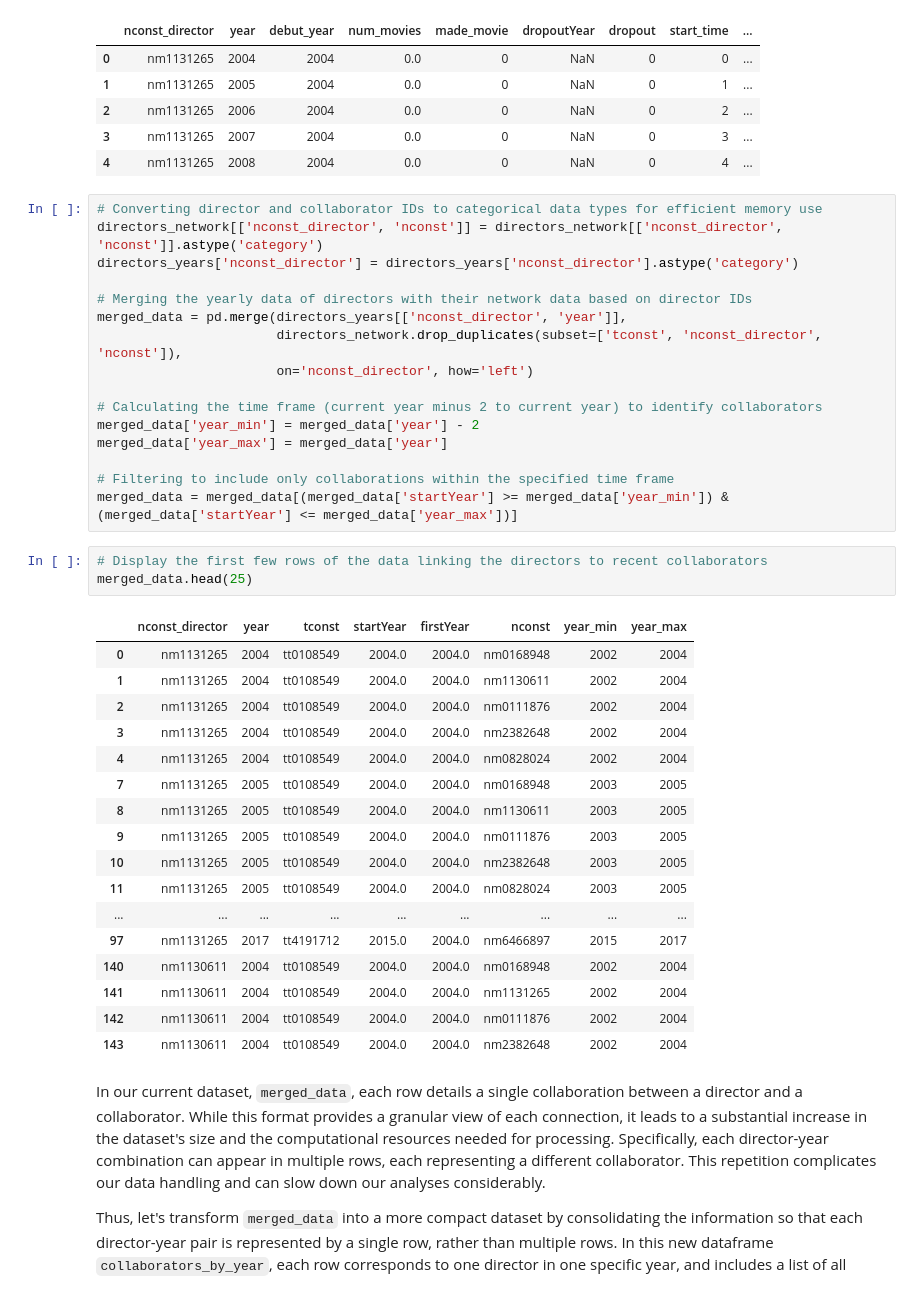
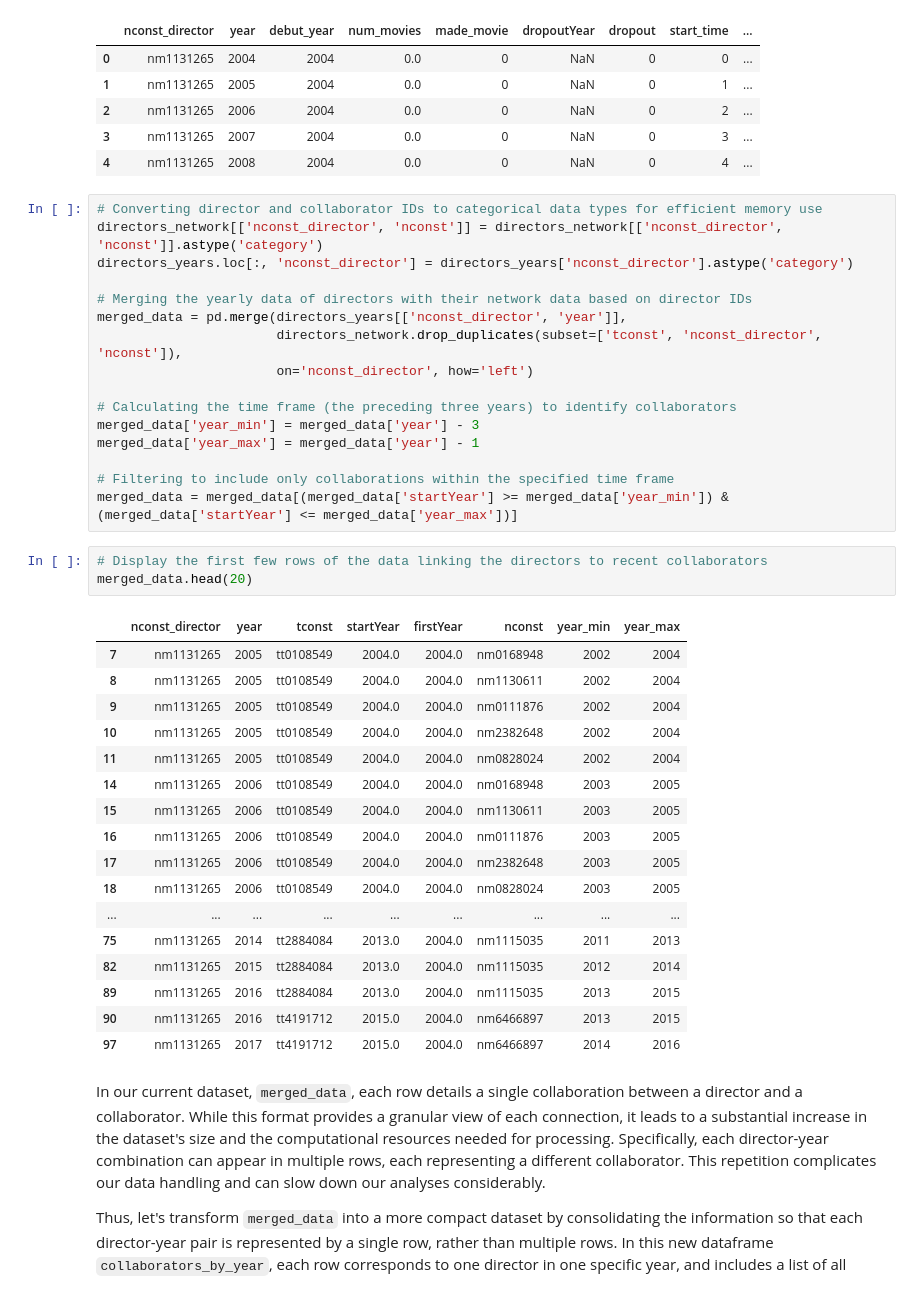
Before and after one commit to nhunguyen0901/SocialNetworks_CareerLongevity, a Jupyter notebook: Phase_5_Incorporating_Network_Variables_to_Time_Series_Data.ipynb, the cells around one changed output. Saved outputs shown, nothing was run; the diff lists cells and outputs as text.

```diff
--- a/Phase_5_Incorporating_Network_Variables_to_Time_Series_Data.ipynb
+++ b/Phase_5_Incorporating_Network_Variables_to_Time_Series_Data.ipynb
@@ -117,40 +136,40 @@ directors_years.head()
 # %%
 # Converting director and collaborator IDs to categorical data types for efficient memory use
 directors_network[['nconst_director', 'nconst']] = directors_network[['nconst_director', 'nconst']].astype('category')
-directors_years['nconst_director'] = directors_years['nconst_director'].astype('category')
+directors_years.loc[:, 'nconst_director'] = directors_years['nconst_director'].astype('category')
 
 # Merging the yearly data of directors with their network data based on director IDs
 merged_data = pd.merge(directors_years[['nconst_director', 'year']],
                        directors_network.drop_duplicates(subset=['tconst', 'nconst_director', 'nconst']),
                        on='nconst_director', how='left')
 
-# Calculating the time frame (current year minus 2 to current year) to identify collaborators
-merged_data['year_min'] = merged_data['year'] - 2
-merged_data['year_max'] = merged_data['year']
+# Calculating the time frame (the preceding three years) to identify collaborators
+merged_data['year_min'] = merged_data['year'] - 3
+merged_data['year_max'] = merged_data['year'] - 1
 
 # Filtering to include only collaborations within the specified time frame
 merged_data = merged_data[(merged_data['startYear'] >= merged_data['year_min']) & (merged_data['startYear'] <= merged_data['year_max'])]
 # %%
 # Display the first few rows of the data linking the directors to recent collaborators
-merged_data.head(25)
+merged_data.head(20)
 # %% [output]
 |  | nconst_director | year | tconst | startYear | firstYear | nconst | year_min | year_max |
-| 0 | nm1131265 | 2004 | tt0108549 | 2004.0 | 2004.0 | nm0168948 | 2002 | 2004 |
-| 1 | nm1131265 | 2004 | tt0108549 | 2004.0 | 2004.0 | nm1130611 | 2002 | 2004 |
-| 2 | nm1131265 | 2004 | tt0108549 | 2004.0 | 2004.0 | nm0111876 | 2002 | 2004 |
-| 3 | nm1131265 | 2004 | tt0108549 | 2004.0 | 2004.0 | nm2382648 | 2002 | 2004 |
-| 4 | nm1131265 | 2004 | tt0108549 | 2004.0 | 2004.0 | nm0828024 | 2002 | 2004 |
-| 7 | nm1131265 | 2005 | tt0108549 | 2004.0 | 2004.0 | nm0168948 | 2003 | 2005 |
-| 8 | nm1131265 | 2005 | tt0108549 | 2004.0 | 2004.0 | nm1130611 | 2003 | 2005 |
-| 9 | nm1131265 | 2005 | tt0108549 | 2004.0 | 2004.0 | nm0111876 | 2003 | 2005 |
-| 10 | nm1131265 | 2005 | tt0108549 | 2004.0 | 2004.0 | nm2382648 | 2003 | 2005 |
-| 11 | nm1131265 | 2005 | tt0108549 | 2004.0 | 2004.0 | nm0828024 | 2003 | 2005 |
+| 7 | nm1131265 | 2005 | tt0108549 | 2004.0 | 2004.0 | nm0168948 | 2002 | 2004 |
+| 8 | nm1131265 | 2005 | tt0108549 | 2004.0 | 2004.0 | nm1130611 | 2002 | 2004 |
+| 9 | nm1131265 | 2005 | tt0108549 | 2004.0 | 2004.0 | nm0111876 | 2002 | 2004 |
+| 10 | nm1131265 | 2005 | tt0108549 | 2004.0 | 2004.0 | nm2382648 | 2002 | 2004 |
+| 11 | nm1131265 | 2005 | tt0108549 | 2004.0 | 2004.0 | nm0828024 | 2002 | 2004 |
+| 14 | nm1131265 | 2006 | tt0108549 | 2004.0 | 2004.0 | nm0168948 | 2003 | 2005 |
+| 15 | nm1131265 | 2006 | tt0108549 | 2004.0 | 2004.0 | nm1130611 | 2003 | 2005 |
+| 16 | nm1131265 | 2006 | tt0108549 | 2004.0 | 2004.0 | nm0111876 | 2003 | 2005 |
+| 17 | nm1131265 | 2006 | tt0108549 | 2004.0 | 2004.0 | nm2382648 | 2003 | 2005 |
+| 18 | nm1131265 | 2006 | tt0108549 | 2004.0 | 2004.0 | nm0828024 | 2003 | 2005 |
 | ... | ... | ... | ... | ... | ... | ... | ... | ... |
-| 97 | nm1131265 | 2017 | tt4191712 | 2015.0 | 2004.0 | nm6466897 | 2015 | 2017 |
-| 140 | nm1130611 | 2004 | tt0108549 | 2004.0 | 2004.0 | nm0168948 | 2002 | 2004 |
-| 141 | nm1130611 | 2004 | tt0108549 | 2004.0 | 2004.0 | nm1131265 | 2002 | 2004 |
-| 142 | nm1130611 | 2004 | tt0108549 | 2004.0 | 2004.0 | nm0111876 | 2002 | 2004 |
-| 143 | nm1130611 | 2004 | tt0108549 | 2004.0 | 2004.0 | nm2382648 | 2002 | 2004 |
+| 75 | nm1131265 | 2014 | tt2884084 | 2013.0 | 2004.0 | nm1115035 | 2011 | 2013 |
+| 82 | nm1131265 | 2015 | tt2884084 | 2013.0 | 2004.0 | nm1115035 | 2012 | 2014 |
+| 89 | nm1131265 | 2016 | tt2884084 | 2013.0 | 2004.0 | nm1115035 | 2013 | 2015 |
+| 90 | nm1131265 | 2016 | tt4191712 | 2015.0 | 2004.0 | nm6466897 | 2013 | 2015 |
+| 97 | nm1131265 | 2017 | tt4191712 | 2015.0 | 2004.0 | nm6466897 | 2014 | 2016 |
 # %% [markdown]
 In our current dataset, `merged_data`, each row details a single collaboration between a director and a collaborator. While this format provides a granular view of each connection, it leads to a substantial increase in the dataset's size and the computational resources needed for processing. Specifically, each director-year combination can appear in multiple rows, each representing a different collaborator. This repetition complicates our data handling and can slow down our analyses considerably.
 
```
Also changed, not shown: parts of 43 cells of this notebook.
